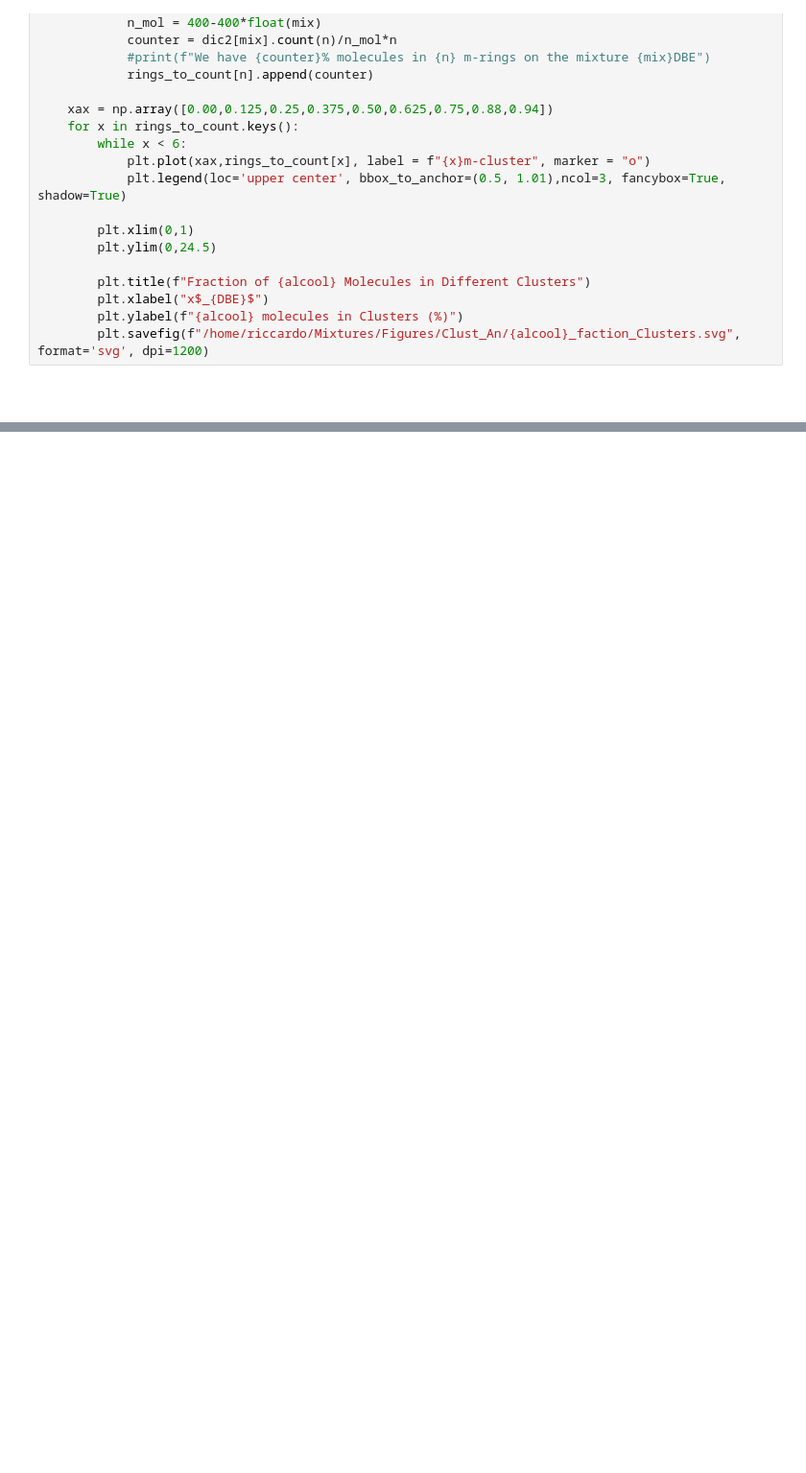
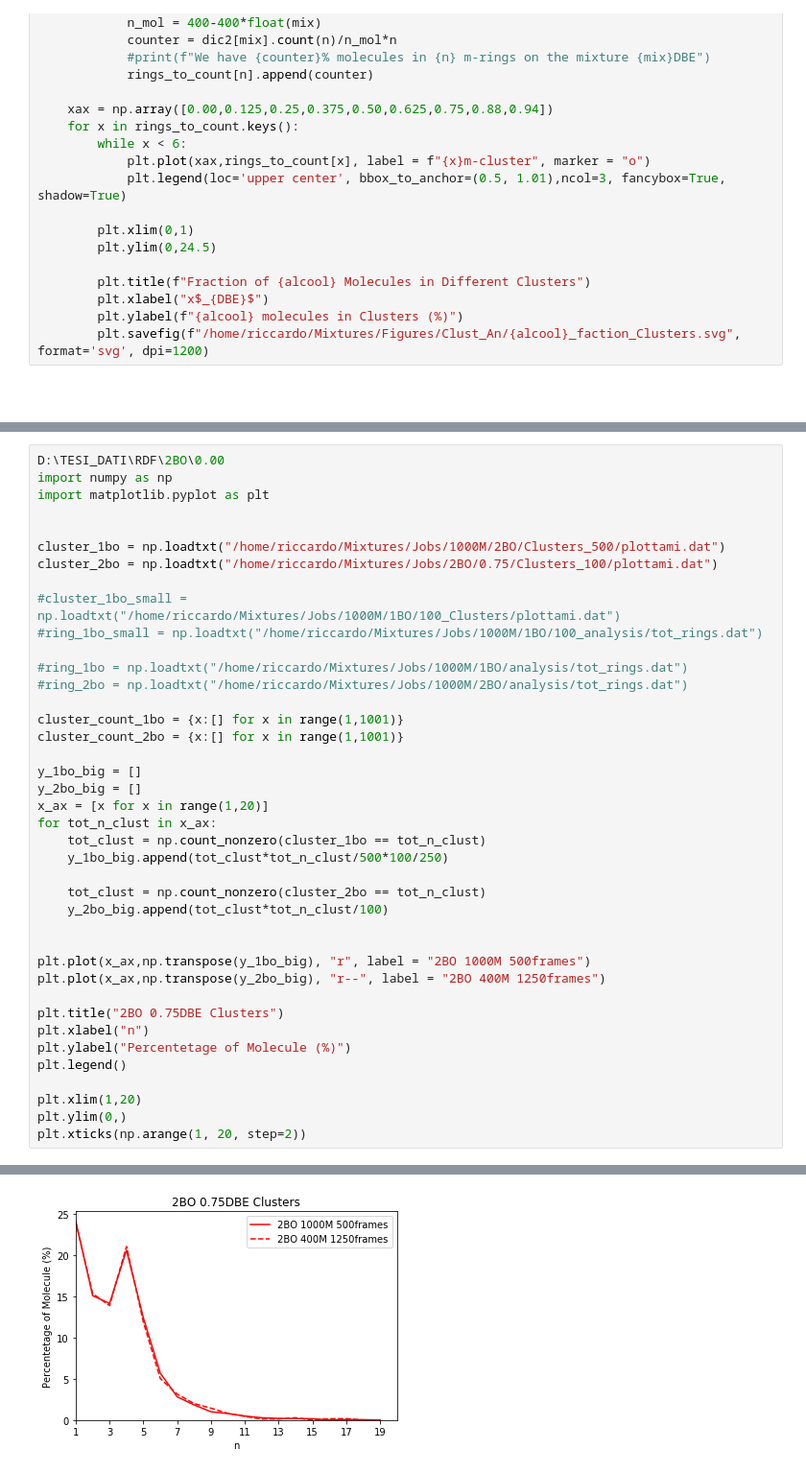
Before and after one commit to farrisric/Jupyter, a Jupyter notebook: FinalPYTHONSCRIPT.ipynb, the cells around one changed output, grey strips where cells are left out. Shown at 96% size. Drawn from its saved outputs; the diff is of its cells as text; blank space fills up the shorter version.

```diff
--- a/FinalPYTHONSCRIPT.ipynb
+++ b/FinalPYTHONSCRIPT.ipynb
@@ -87,0 +185,41 @@ print("cacca")
+# %%
+D:\TESI_DATI\RDF\2BO\0.00
+import numpy as np
+import matplotlib.pyplot as plt
+
+
+cluster_1bo = np.loadtxt("/home/riccardo/Mixtures/Jobs/1000M/2BO/Clusters_500/plottami.dat")
+cluster_2bo = np.loadtxt("/home/riccardo/Mixtures/Jobs/2BO/0.75/Clusters_100/plottami.dat")
+
+#cluster_1bo_small = np.loadtxt("/home/riccardo/Mixtures/Jobs/1000M/1BO/100_Clusters/plottami.dat")
+#ring_1bo_small = np.loadtxt("/home/riccardo/Mixtures/Jobs/1000M/1BO/100_analysis/tot_rings.dat")
+
+#ring_1bo = np.loadtxt("/home/riccardo/Mixtures/Jobs/1000M/1BO/analysis/tot_rings.dat")
+#ring_2bo = np.loadtxt("/home/riccardo/Mixtures/Jobs/1000M/2BO/analysis/tot_rings.dat")
+
+cluster_count_1bo = {x:[] for x in range(1,1001)}
+cluster_count_2bo = {x:[] for x in range(1,1001)}
+
+y_1bo_big = []
+y_2bo_big = []
+x_ax = [x for x in range(1,20)]
+for tot_n_clust in x_ax:
+    tot_clust = np.count_nonzero(cluster_1bo == tot_n_clust)
+    y_1bo_big.append(tot_clust*tot_n_clust/500*100/250)
+
+    tot_clust = np.count_nonzero(cluster_2bo == tot_n_clust)
+    y_2bo_big.append(tot_clust*tot_n_clust/100)
+
+
+plt.plot(x_ax,np.transpose(y_1bo_big), "r", label = "2BO 1000M 500frames")
+plt.plot(x_ax,np.transpose(y_2bo_big), "r--", label = "2BO 400M 1250frames")
+
+plt.title("2BO 0.75DBE Clusters")
+plt.xlabel("n")
+plt.ylabel("Percentetage of Molecule (%)")
+plt.legend()
+
+plt.xlim(1,20)
+plt.ylim(0,)
+plt.xticks(np.arange(1, 20, step=2))
+# %% [output]
@@ -87,0 +237 @@ print("cacca")
+[figure, added]
```
Also changed, not shown: parts of 11 cells of this notebook, 4 other files.
